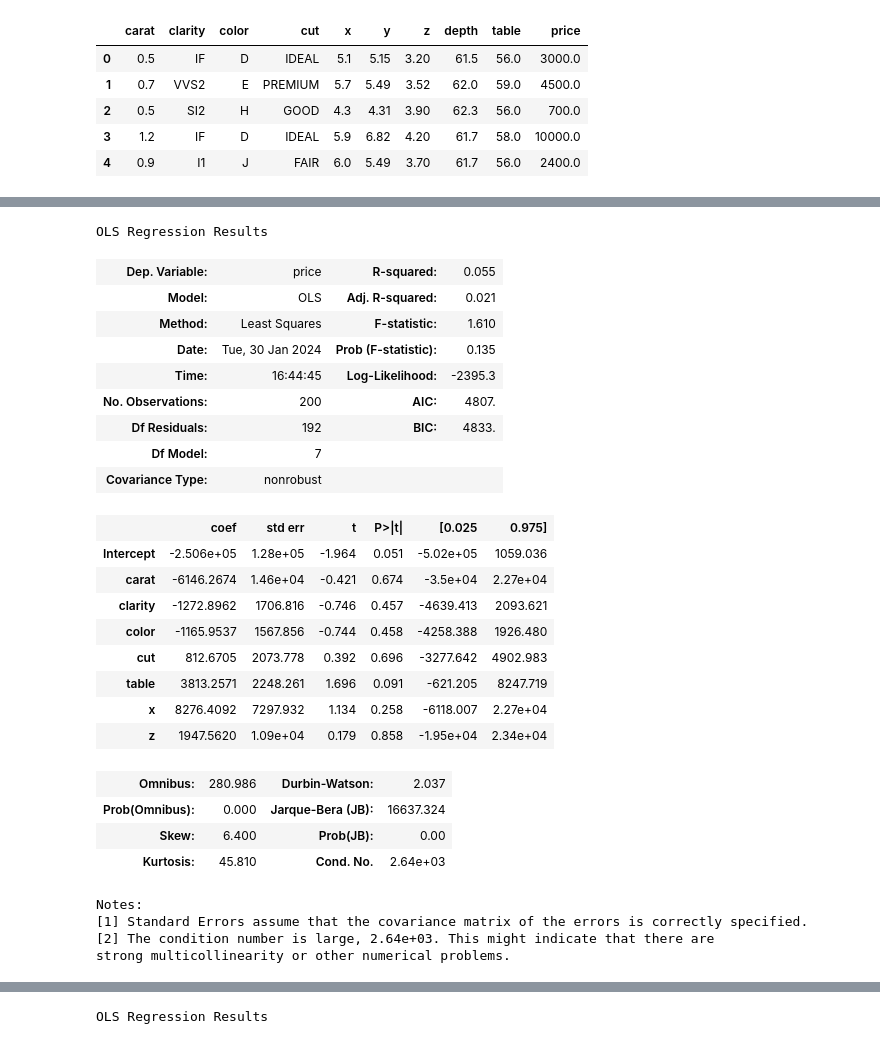
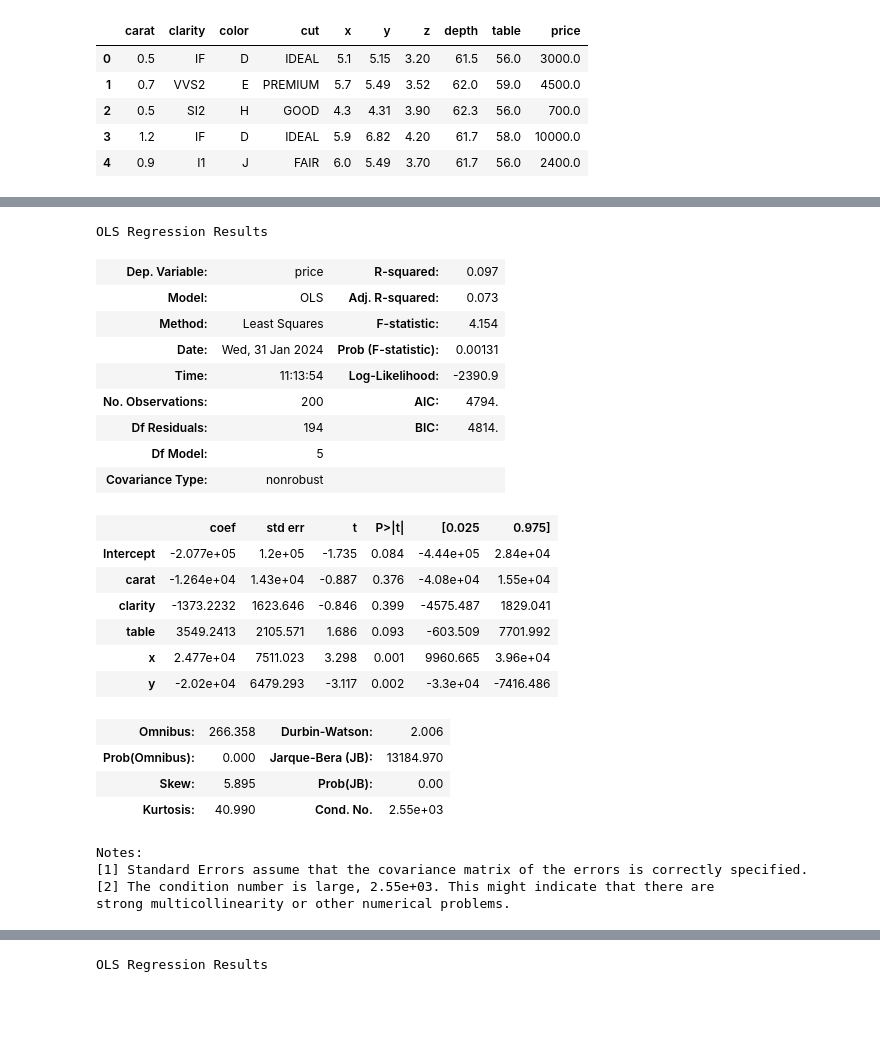
Before and after one commit to karolsobotka/PAD, a Jupyter notebook: messy_data_proj/etap_tworzenia_modelu_regresji.ipynb, the cells around one changed output, grey strips where cells are left out. Saved outputs shown, nothing was run; the diff lists cells and outputs as text; code cells hidden in the pictures; blank space fills up the shorter version.

```diff
--- a/messy_data_proj/etap_tworzenia_modelu_regresji.ipynb
+++ b/messy_data_proj/etap_tworzenia_modelu_regresji.ipynb
@@ -54,33 +214,32 @@ Notes:
 strong multicollinearity or other numerical problems.
 # %%
-model = smf.ols(formula="price ~ carat+ clarity + color +  cut + table + x+z ", data = df).fit()
+
+model = smf.ols(formula="price ~ carat+ clarity + table + x+ y ", data = df).fit()
 model.summary()
 # %% [output]
 OLS Regression Results
-| Dep. Variable: | price | R-squared: | 0.055 |
-| Model: | OLS | Adj. R-squared: | 0.021 |
-| Method: | Least Squares | F-statistic: | 1.610 |
-| Date: | Tue, 30 Jan 2024 | Prob (F-statistic): | 0.135 |
-| Time: | 16:44:45 | Log-Likelihood: | -2395.3 |
-| No. Observations: | 200 | AIC: | 4807. |
-| Df Residuals: | 192 | BIC: | 4833. |
-| Df Model: | 7 |  |  |
+| Dep. Variable: | price | R-squared: | 0.097 |
+| Model: | OLS | Adj. R-squared: | 0.073 |
+| Method: | Least Squares | F-statistic: | 4.154 |
+| Date: | Wed, 31 Jan 2024 | Prob (F-statistic): | 0.00131 |
+| Time: | 11:13:54 | Log-Likelihood: | -2390.9 |
+| No. Observations: | 200 | AIC: | 4794. |
+| Df Residuals: | 194 | BIC: | 4814. |
+| Df Model: | 5 |  |  |
 | Covariance Type: | nonrobust |  |  |
 |  | coef | std err | t | P>|t| | [0.025 | 0.975] |
-| Intercept | -2.506e+05 | 1.28e+05 | -1.964 | 0.051 | -5.02e+05 | 1059.036 |
-| carat | -6146.2674 | 1.46e+04 | -0.421 | 0.674 | -3.5e+04 | 2.27e+04 |
-| clarity | -1272.8962 | 1706.816 | -0.746 | 0.457 | -4639.413 | 2093.621 |
-| color | -1165.9537 | 1567.856 | -0.744 | 0.458 | -4258.388 | 1926.480 |
-| cut | 812.6705 | 2073.778 | 0.392 | 0.696 | -3277.642 | 4902.983 |
-| table | 3813.2571 | 2248.261 | 1.696 | 0.091 | -621.205 | 8247.719 |
-| x | 8276.4092 | 7297.932 | 1.134 | 0.258 | -6118.007 | 2.27e+04 |
-| z | 1947.5620 | 1.09e+04 | 0.179 | 0.858 | -1.95e+04 | 2.34e+04 |
+| Intercept | -2.077e+05 | 1.2e+05 | -1.735 | 0.084 | -4.44e+05 | 2.84e+04 |
+| carat | -1.264e+04 | 1.43e+04 | -0.887 | 0.376 | -4.08e+04 | 1.55e+04 |
+| clarity | -1373.2232 | 1623.646 | -0.846 | 0.399 | -4575.487 | 1829.041 |
+| table | 3549.2413 | 2105.571 | 1.686 | 0.093 | -603.509 | 7701.992 |
+| x | 2.477e+04 | 7511.023 | 3.298 | 0.001 | 9960.665 | 3.96e+04 |
+| y | -2.02e+04 | 6479.293 | -3.117 | 0.002 | -3.3e+04 | -7416.486 |
-| Omnibus: | 280.986 | Durbin-Watson: | 2.037 |
-| Prob(Omnibus): | 0.000 | Jarque-Bera (JB): | 16637.324 |
-| Skew: | 6.400 | Prob(JB): | 0.00 |
-| Kurtosis: | 45.810 | Cond. No. | 2.64e+03 |
+| Omnibus: | 266.358 | Durbin-Watson: | 2.006 |
+| Prob(Omnibus): | 0.000 | Jarque-Bera (JB): | 13184.970 |
+| Skew: | 5.895 | Prob(JB): | 0.00 |
+| Kurtosis: | 40.990 | Cond. No. | 2.55e+03 |
 Notes:
 [1] Standard Errors assume that the covariance matrix of the errors is correctly specified.
-[2] The condition number is large, 2.64e+03. This might indicate that there are
+[2] The condition number is large, 2.55e+03. This might indicate that there are
 strong multicollinearity or other numerical problems.
 # %%
```
Also changed, not shown: parts of 14 cells of this notebook, 1 other file.
